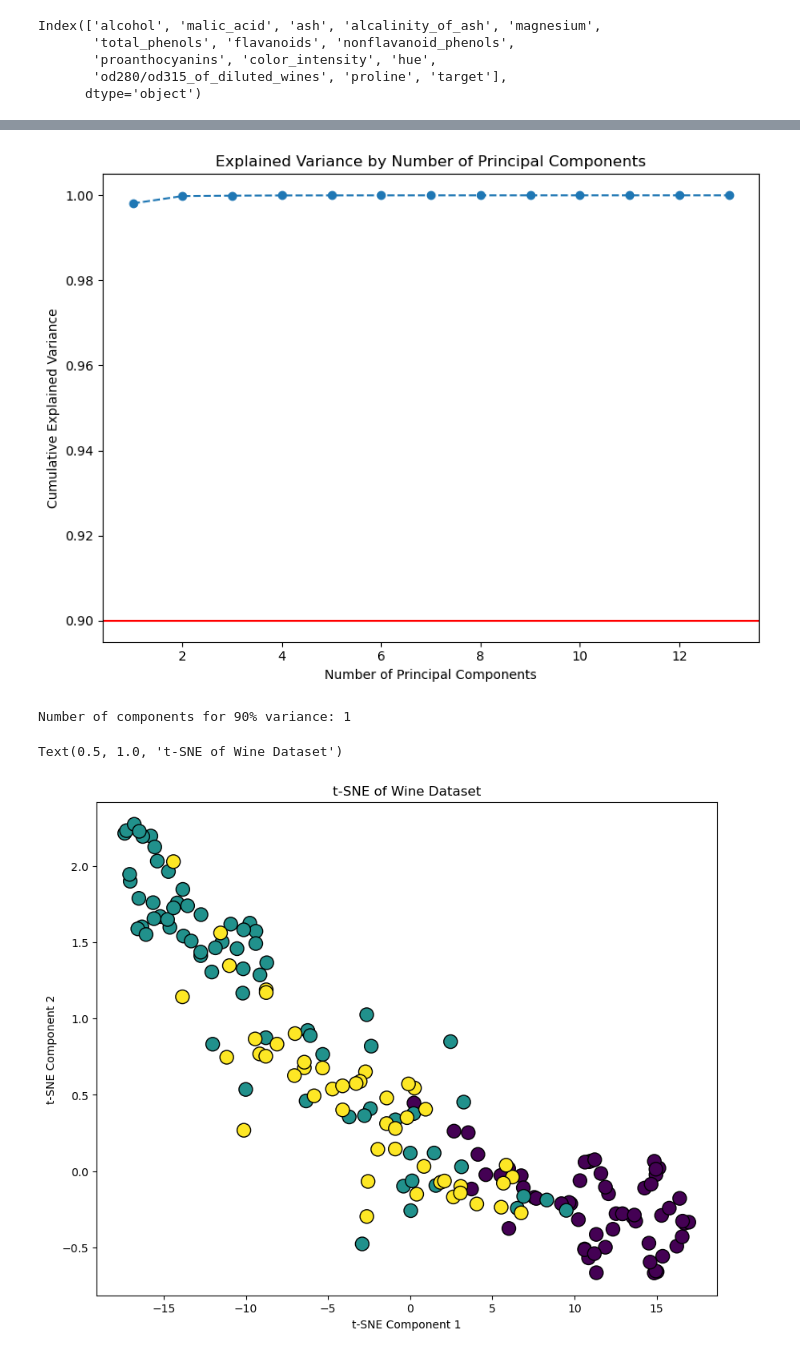
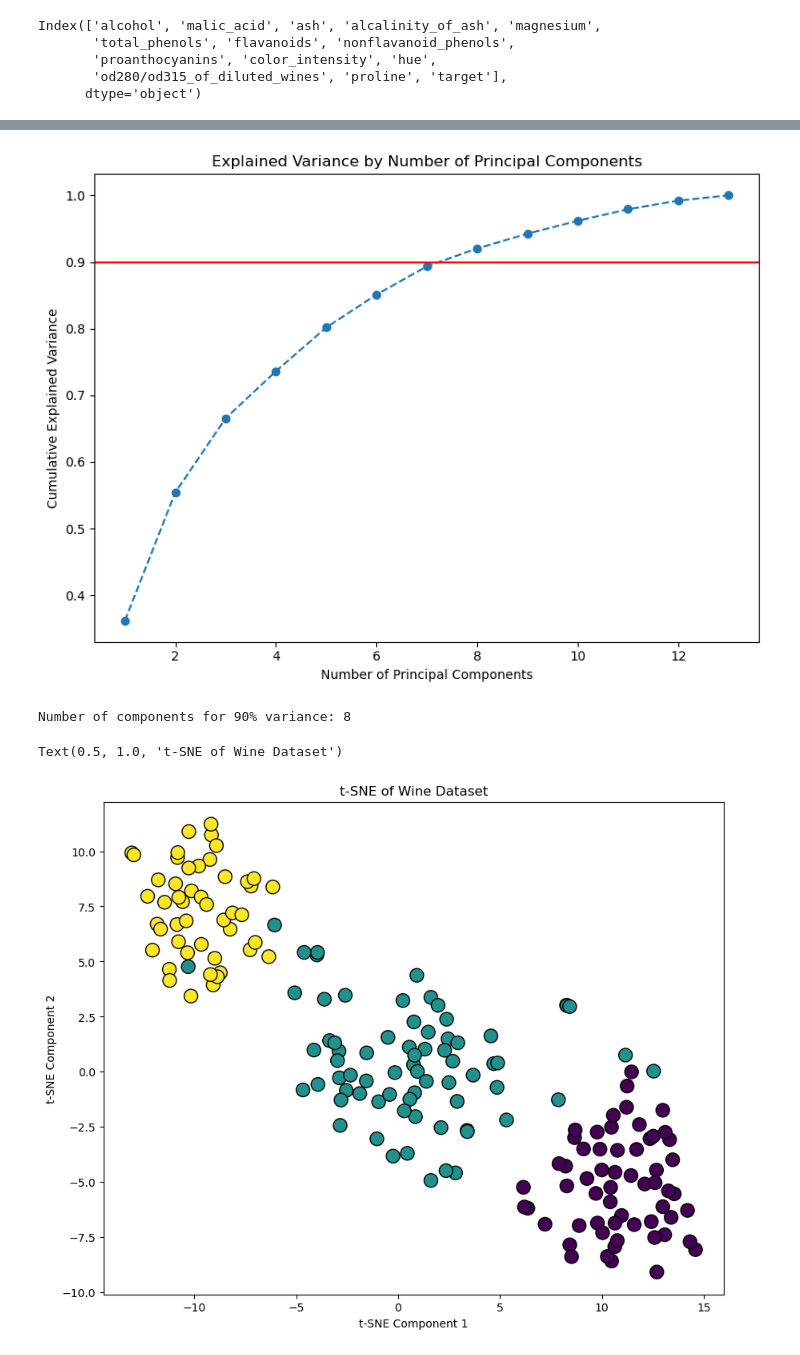
Before and after one commit to john1256/KASI_Ms, a Jupyter notebook: 2025/Data_Science/Week5 code and data/Assignment_5.ipynb, the cells around one changed output, grey strips where cells are left out. Saved outputs shown, nothing was run; the diff lists cells and outputs as text; code cells hidden in the pictures.

```diff
--- a/2025/Data_Science/Week5 code and data/Assignment_5.ipynb
+++ b/2025/Data_Science/Week5 code and data/Assignment_5.ipynb
@@ -25,9 +26,10 @@ Index(['alcohol', 'malic_acid', 'ash', 'alcalinity_of_ash', 'magnesium',
        'od280/od315_of_diluted_wines', 'proline', 'target'],
       dtype='object')
 # %%
+x_scaled = StandardScaler().fit_transform(X)
 # Dimensionality reduction using PCA
 pca = PCA(n_components=2)
-X_pca = pca.fit_transform(X)
+X_pca = pca.fit_transform(x_scaled)
 
 # Visualize the PCA results
 plt.figure(figsize=(10, 6))
@@ -45,7 +47,7 @@ plt.show()
 # %%
 # plotting explained variance
 pca_full = PCA()
-pca_full.fit(X)
+pca_full.fit(x_scaled)
 
 explained_variance = np.cumsum(pca_full.explained_variance_ratio_)
 
@@ -61,18 +63,18 @@ plt.show()
 n_componets_90 = np.argmax(explained_variance >= 0.9) + 1
 print(f"Number of components for 90% variance: {n_componets_90}")
 # %% [output]
-[figure, old version]
+[figure, new version]
-Number of components for 90% variance: 1
+Number of components for 90% variance: 8
 # %%
 # t-SNE for visualization
 tsne = TSNE(n_components=2, random_state=42)
-X_tsne = tsne.fit_transform(X)
+X_tsne = tsne.fit_transform(x_scaled)
 
 plt.figure(figsize=(10,8))
 plt.scatter(X_tsne[:, 0], X_tsne[:, 1], c=y, cmap='viridis', edgecolor='k', s=150)
 plt.xlabel('t-SNE Component 1')
 plt.ylabel('t-SNE Component 2')
 plt.title('t-SNE of Wine Dataset')
 # %% [output]
 Text(0.5, 1.0, 't-SNE of Wine Dataset')
-[figure, old version]
+[figure, new version]
```
Also changed, not shown: parts of 9 cells of this notebook, 2 other files.
